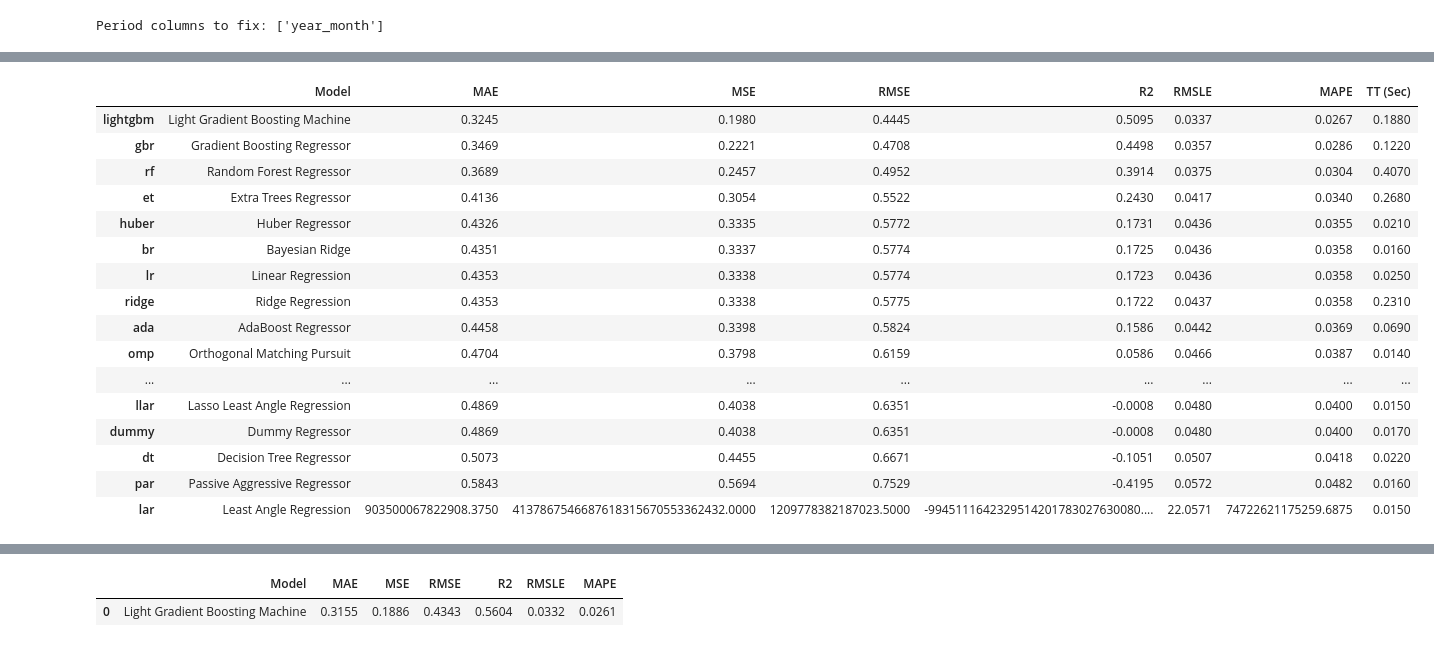
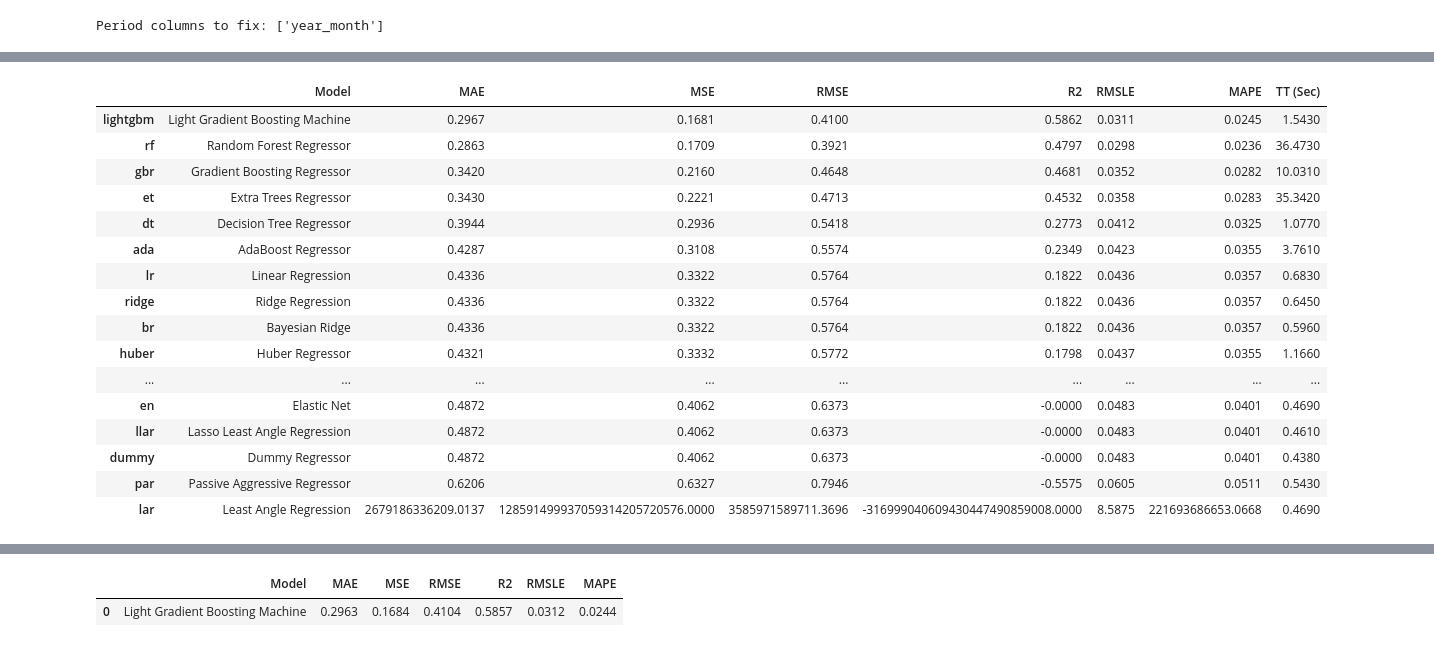
Before and after one commit to JoNaulaerts/Machine-Learning-Project-TM-2025, a Jupyter notebook: Dataset_1_UK_Housing/Code/using_PyCaret.ipynb, the cells around one changed output, grey strips where cells are left out. Saved outputs shown, nothing was run; the diff lists cells and outputs as text; code cells hidden in the pictures.

```diff
--- a/Dataset_1_UK_Housing/Code/using_PyCaret.ipynb
+++ b/Dataset_1_UK_Housing/Code/using_PyCaret.ipynb
@@ -115,42 +47,40 @@ You can set ``predict_disable_shape_check=true`` to discard this error, but plea
 # %%
-# --- 8. Finalize Best Model and Evaluate ---
-
-# ONLY use your 10,000-row sample for both setup and validation
-df_small = df_pycaret.sample(n=10000, random_state=42)
+# ONLY use your 10,000-row sample for both setup and validation because the notebook kept crashing on the full dataset
+df_small = df_pycaret.sample(n=500000, random_state=42)
 
 from pycaret.regression import *
 reg_setup = setup(
     data=df_small,
     target=target,
     session_id=42,
     normalize=True,
     remove_multicollinearity=True,
     multicollinearity_threshold=0.95,
     verbose=False
 )
 
 best = compare_models()
 final_model = finalize_model(best)
 holdout_results = predict_model(final_model)   # DO NOT pass data=... unless it's [feature_names]
 # %% [output]
 [interactive output not drawn]
 |  | Model | MAE | MSE | RMSE | R2 | RMSLE | MAPE | TT (Sec) |
-| lightgbm | Light Gradient Boosting Machine | 0.3245 | 0.1980 | 0.4445 | 0.5095 | 0.0337 | 0.0267 | 0.1880 |
-| gbr | Gradient Boosting Regressor | 0.3469 | 0.2221 | 0.4708 | 0.4498 | 0.0357 | 0.0286 | 0.1220 |
-| rf | Random Forest Regressor | 0.3689 | 0.2457 | 0.4952 | 0.3914 | 0.0375 | 0.0304 | 0.4070 |
-| et | Extra Trees Regressor | 0.4136 | 0.3054 | 0.5522 | 0.2430 | 0.0417 | 0.0340 | 0.2680 |
-| huber | Huber Regressor | 0.4326 | 0.3335 | 0.5772 | 0.1731 | 0.0436 | 0.0355 | 0.0210 |
-| br | Bayesian Ridge | 0.4351 | 0.3337 | 0.5774 | 0.1725 | 0.0436 | 0.0358 | 0.0160 |
-| lr | Linear Regression | 0.4353 | 0.3338 | 0.5774 | 0.1723 | 0.0436 | 0.0358 | 0.0250 |
-| ridge | Ridge Regression | 0.4353 | 0.3338 | 0.5775 | 0.1722 | 0.0437 | 0.0358 | 0.2310 |
-| ada | AdaBoost Regressor | 0.4458 | 0.3398 | 0.5824 | 0.1586 | 0.0442 | 0.0369 | 0.0690 |
-| omp | Orthogonal Matching Pursuit | 0.4704 | 0.3798 | 0.6159 | 0.0586 | 0.0466 | 0.0387 | 0.0140 |
+| lightgbm | Light Gradient Boosting Machine | 0.2967 | 0.1681 | 0.4100 | 0.5862 | 0.0311 | 0.0245 | 1.5430 |
+| rf | Random Forest Regressor | 0.2863 | 0.1709 | 0.3921 | 0.4797 | 0.0298 | 0.0236 | 36.4730 |
+| gbr | Gradient Boosting Regressor | 0.3420 | 0.2160 | 0.4648 | 0.4681 | 0.0352 | 0.0282 | 10.0310 |
+| et | Extra Trees Regressor | 0.3430 | 0.2221 | 0.4713 | 0.4532 | 0.0358 | 0.0283 | 35.3420 |
+| dt | Decision Tree Regressor | 0.3944 | 0.2936 | 0.5418 | 0.2773 | 0.0412 | 0.0325 | 1.0770 |
+| ada | AdaBoost Regressor | 0.4287 | 0.3108 | 0.5574 | 0.2349 | 0.0423 | 0.0355 | 3.7610 |
+| lr | Linear Regression | 0.4336 | 0.3322 | 0.5764 | 0.1822 | 0.0436 | 0.0357 | 0.6830 |
+| ridge | Ridge Regression | 0.4336 | 0.3322 | 0.5764 | 0.1822 | 0.0436 | 0.0357 | 0.6450 |
+| br | Bayesian Ridge | 0.4336 | 0.3322 | 0.5764 | 0.1822 | 0.0436 | 0.0357 | 0.5960 |
+| huber | Huber Regressor | 0.4321 | 0.3332 | 0.5772 | 0.1798 | 0.0437 | 0.0355 | 1.1660 |
 | ... | ... | ... | ... | ... | ... | ... | ... | ... |
-| llar | Lasso Least Angle Regression | 0.4869 | 0.4038 | 0.6351 | -0.0008 | 0.0480 | 0.0400 | 0.0150 |
-| dummy | Dummy Regressor | 0.4869 | 0.4038 | 0.6351 | -0.0008 | 0.0480 | 0.0400 | 0.0170 |
-| dt | Decision Tree Regressor | 0.5073 | 0.4455 | 0.6671 | -0.1051 | 0.0507 | 0.0418 | 0.0220 |
-| par | Passive Aggressive Regressor | 0.5843 | 0.5694 | 0.7529 | -0.4195 | 0.0572 | 0.0482 | 0.0160 |
-| lar | Least Angle Regression | 903500067822908.3750 | 4137867546687618315670553362432.0000 | 1209778382187023.5000 | -9945111642329514201783027630080.... | 22.0571 | 74722621175259.6875 | 0.0150 |
+| en | Elastic Net | 0.4872 | 0.4062 | 0.6373 | -0.0000 | 0.0483 | 0.0401 | 0.4690 |
+| llar | Lasso Least Angle Regression | 0.4872 | 0.4062 | 0.6373 | -0.0000 | 0.0483 | 0.0401 | 0.4610 |
+| dummy | Dummy Regressor | 0.4872 | 0.4062 | 0.6373 | -0.0000 | 0.0483 | 0.0401 | 0.4380 |
+| par | Passive Aggressive Regressor | 0.6206 | 0.6327 | 0.7946 | -0.5575 | 0.0605 | 0.0511 | 0.5430 |
+| lar | Least Angle Regression | 2679186336209.0137 | 128591499937059314205720576.0000 | 3585971589711.3696 | -316999040609430447490859008.0000 | 8.5875 | 221693686653.0668 | 0.4690 |
 [interactive output not drawn]
 |  | Model | MAE | MSE | RMSE | R2 | RMSLE | MAPE |
-| 0 | Light Gradient Boosting Machine | 0.3155 | 0.1886 | 0.4343 | 0.5604 | 0.0332 | 0.0261 |
+| 0 | Light Gradient Boosting Machine | 0.2963 | 0.1684 | 0.4104 | 0.5857 | 0.0312 | 0.0244 |
```
Also changed, not shown: parts of 26 cells of this notebook.
